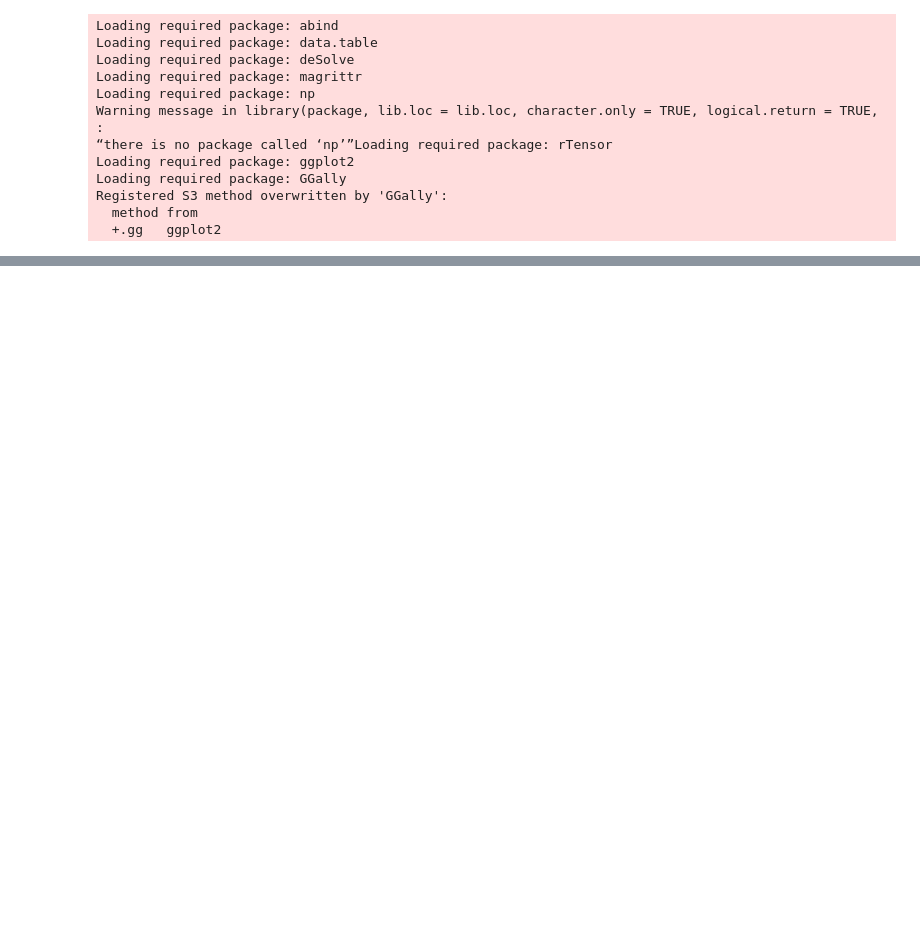
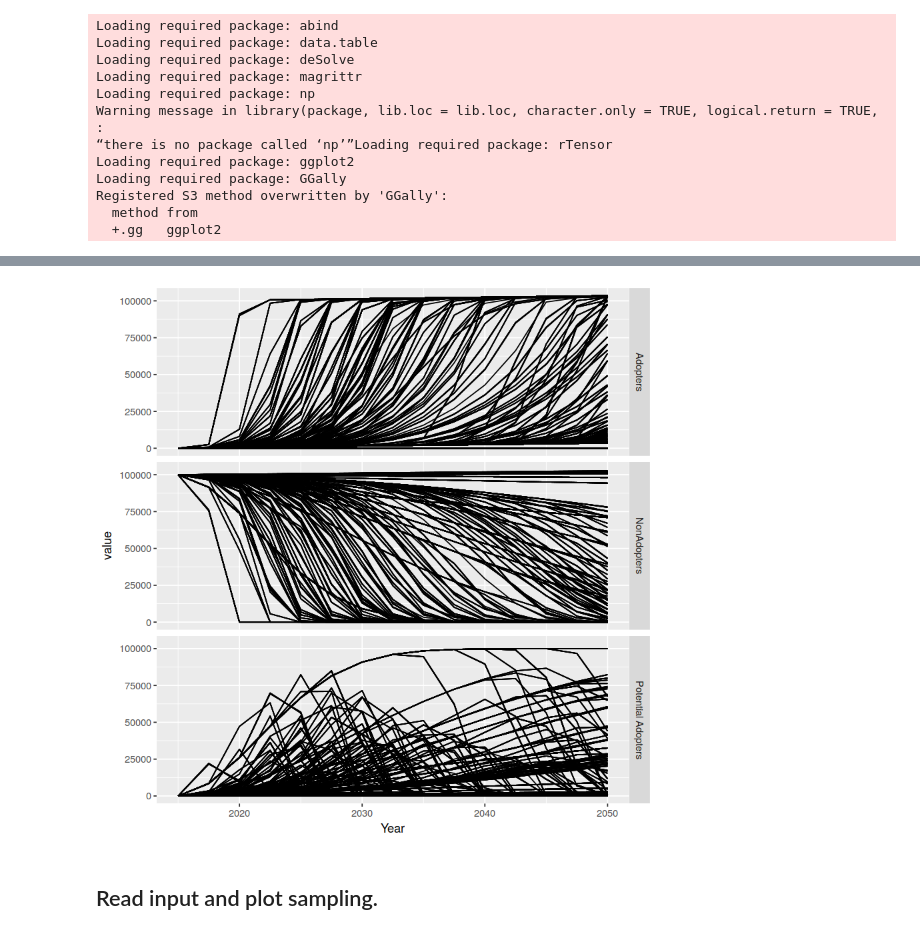
Before and after one commit to functionally/ssa, a Jupyter notebook: bioproduct-types-v9.ipynb, the cells around one changed output, grey strips where cells are left out. Cells and saved outputs as stored; diff of their text form; code cells hidden in the pictures; blank space fills up the shorter version.

```diff
--- a/bioproduct-types-v9.ipynb
+++ b/bioproduct-types-v9.ipynb
@@ -23,0 +30,3 @@ Registered S3 method overwritten by 'GGally':
+# %%
+ys = fread("framework/ys.tsv")
+ys %>% summary
@@ -24,3 +48,13 @@ Registered S3 method overwritten by 'GGally':
+# %%
+ggplot(
+    melt(ys, id.vars=c("sequence", "Year")),
+    aes(x=Year, y=value, group=sequence)) +
+geom_line() +
+facet_grid(variable ~ .)
+# %% [output]
+[figure, added]
+# %% [markdown]
+## Read input and plot sampling.
 # %%
 xs = fread("framework/xs.tsv")
 xs %>% dim
```
Also changed, not shown: parts of 7 cells of this notebook, 6 other files.
